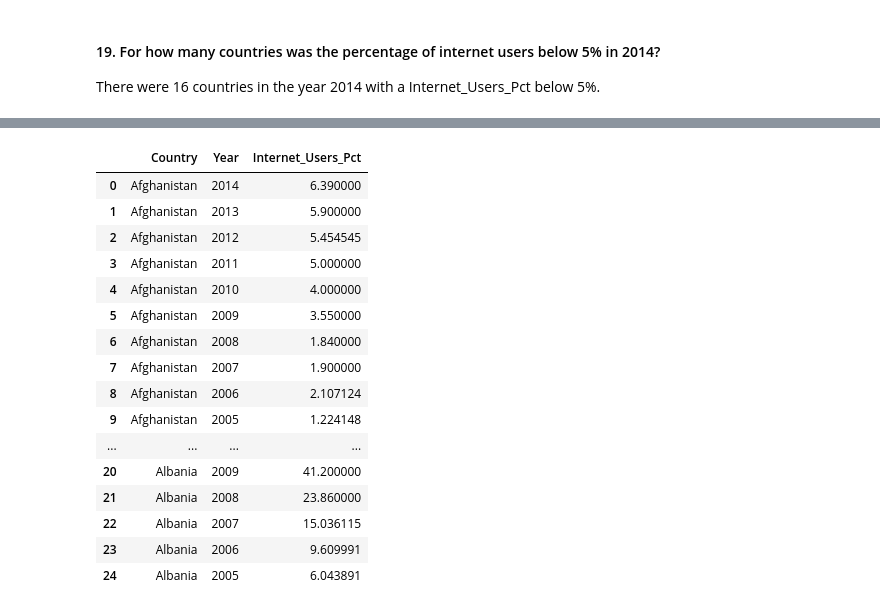
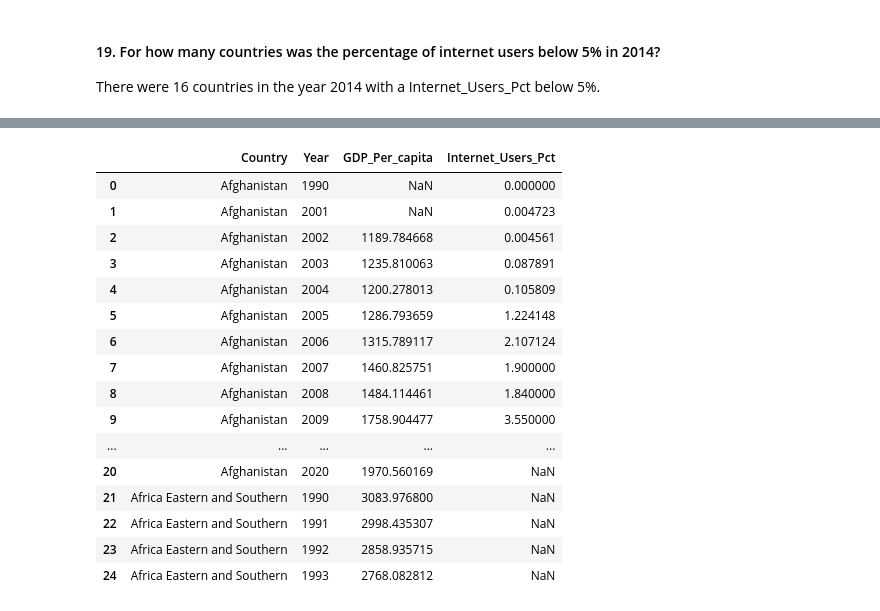
Before and after one commit to NSS-Full-Time-Data-Analytics-9/gdp_and_internet_usage-WilliamPrunty, a Jupyter notebook: notebooks/gdp_and_internet_usage_williamp.ipynb, the cells around one changed output, grey strips where cells are left out. Drawn from its saved outputs; the diff is of its cells as text; code cells hidden in the pictures.

```diff
--- a/notebooks/gdp_and_internet_usage_williamp.ipynb
+++ b/notebooks/gdp_and_internet_usage_williamp.ipynb
@@ -457,4 +450,4 @@ years
 # %%
-gdp_and_internet_use = pd.merge(gdp_df, internet_df, on=['Country', 'Year'], how='outer')
+gdp_and_internet_use = pd.merge(gdp_df, internet_df, on=['Year', 'Country'], how='outer')
 # %%
-gdp_and_internet_use.head(25)
+gdp_and_internet_use = gdp_and_internet_use.sort_values(['Country','Year']).head(25).reset_index(drop = True)
@@ -479,20 +454,20 @@ gdp_and_internet_use.head(25)
 # %%
-internet_df.head(25)
+gdp_and_internet_use
 # %% [output]
-|  | Country | Year | Internet_Users_Pct |
-| 0 | Afghanistan | 2014 | 6.390000 |
-| 1 | Afghanistan | 2013 | 5.900000 |
-| 2 | Afghanistan | 2012 | 5.454545 |
-| 3 | Afghanistan | 2011 | 5.000000 |
-| 4 | Afghanistan | 2010 | 4.000000 |
-| 5 | Afghanistan | 2009 | 3.550000 |
-| 6 | Afghanistan | 2008 | 1.840000 |
-| 7 | Afghanistan | 2007 | 1.900000 |
-| 8 | Afghanistan | 2006 | 2.107124 |
-| 9 | Afghanistan | 2005 | 1.224148 |
-| ... | ... | ... | ... |
-| 20 | Albania | 2009 | 41.200000 |
-| 21 | Albania | 2008 | 23.860000 |
-| 22 | Albania | 2007 | 15.036115 |
-| 23 | Albania | 2006 | 9.609991 |
-| 24 | Albania | 2005 | 6.043891 |
+|  | Country | Year | GDP_Per_capita | Internet_Users_Pct |
+| 0 | Afghanistan | 1990 | NaN | 0.000000 |
+| 1 | Afghanistan | 2001 | NaN | 0.004723 |
+| 2 | Afghanistan | 2002 | 1189.784668 | 0.004561 |
+| 3 | Afghanistan | 2003 | 1235.810063 | 0.087891 |
+| 4 | Afghanistan | 2004 | 1200.278013 | 0.105809 |
+| 5 | Afghanistan | 2005 | 1286.793659 | 1.224148 |
+| 6 | Afghanistan | 2006 | 1315.789117 | 2.107124 |
+| 7 | Afghanistan | 2007 | 1460.825751 | 1.900000 |
+| 8 | Afghanistan | 2008 | 1484.114461 | 1.840000 |
+| 9 | Afghanistan | 2009 | 1758.904477 | 3.550000 |
+| ... | ... | ... | ... | ... |
+| 20 | Afghanistan | 2020 | 1970.560169 | NaN |
+| 21 | Africa Eastern and Southern | 1990 | 3083.976800 | NaN |
+| 22 | Africa Eastern and Southern | 1991 | 2998.435307 | NaN |
+| 23 | Africa Eastern and Southern | 1992 | 2858.935715 | NaN |
+| 24 | Africa Eastern and Southern | 1993 | 2768.082812 | NaN |
```
Also changed, not shown: parts of 8 cells of this notebook.
